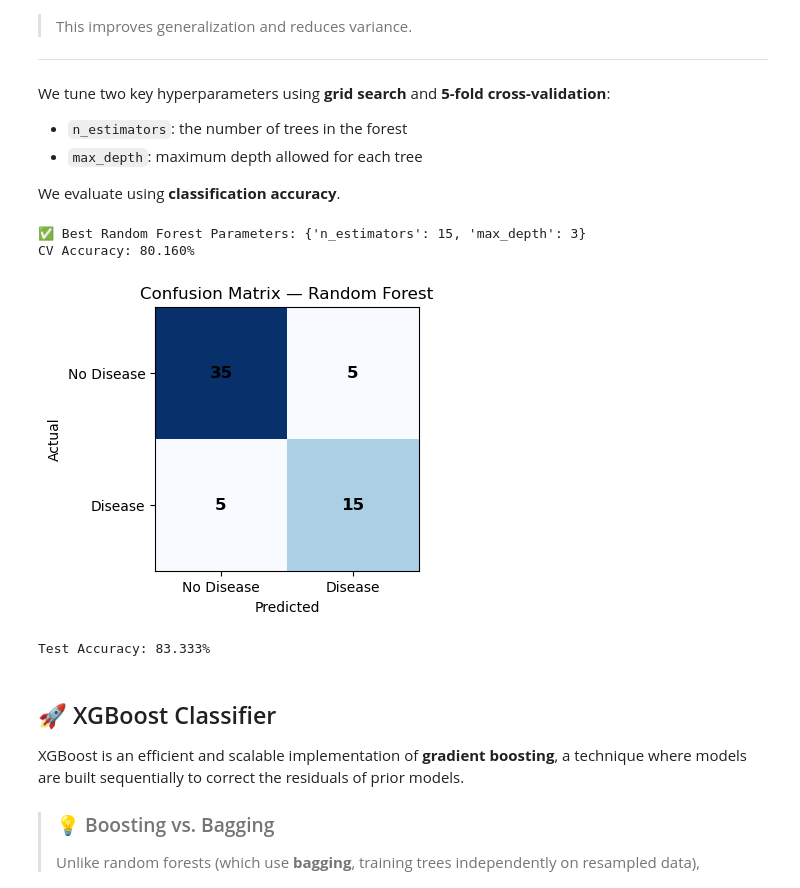
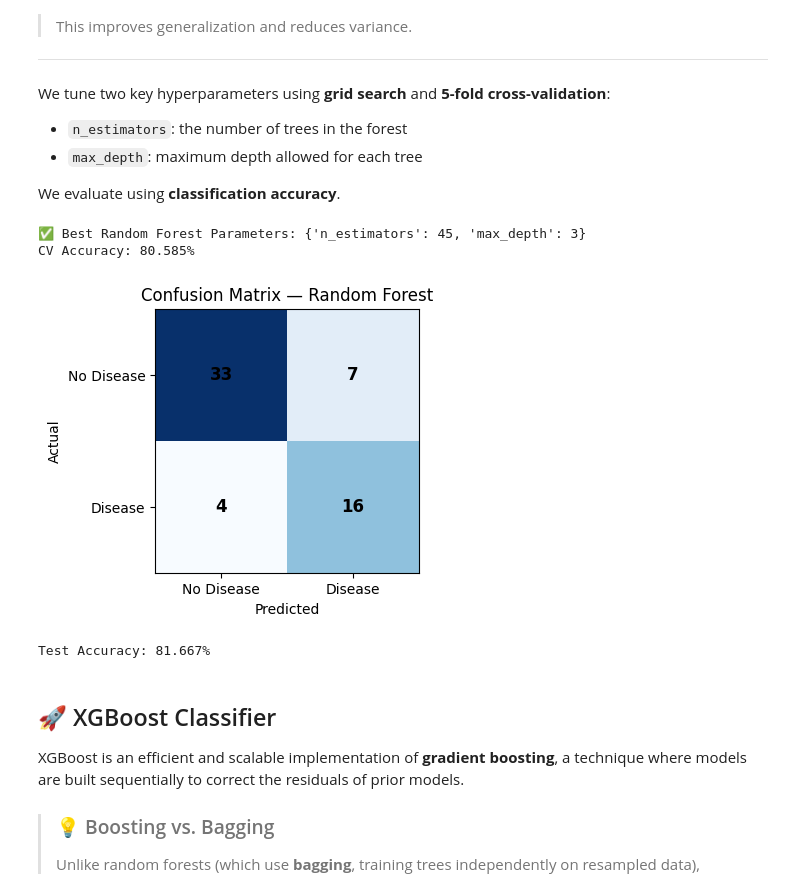
Before and after one commit to christian-hobelsberger/Heart_Disease_Interpretability, a Jupyter notebook: Heart_Disease_Interpretability.ipynb, the cells around one changed output. Drawn from its saved outputs; the diff is of its cells as text; code cells hidden in the pictures.

```diff
--- a/Heart_Disease_Interpretability.ipynb
+++ b/Heart_Disease_Interpretability.ipynb
@@ -318,35 +320,36 @@ We tune two key hyperparameters using **grid search** and **5-fold cross-validat
 
 We evaluate using **classification accuracy**.
 # %%
-# Define parameter grid
+# Define parameter grid (reduced for runtime efficiency)
 rf_param_grid = {
-    "n_estimators": [5, 15, 50],
-    "max_depth": [1, 3, 5],
+    "n_estimators": [5, 15, 45],
+    "max_depth": [2, 3],
 }
 
 # Perform grid search
 best_forest, best_rf_params, best_rf_score = grid_search_cv(
     ModelClass=RandomForest,
     param_grid=rf_param_grid,
     X=X_train,
     y=y_train,
     metric_fn=accuracy,
     k=5,
-    seed=42
+    seed=42,
+    random_state=15
 )
 
 # Evaluate on test set
 y_pred_forest = best_forest.predict(X_test)
 
 print(f"✅ Best Random Forest Parameters: {best_rf_params}")
 print(f"CV Accuracy: {best_rf_score:.3f}%")
 plot_confusion_matrix(y_test, y_pred_forest, model_name="Random Forest", save_path="assets/random_forest_confusion_matrix.png")
 print(f"Test Accuracy: {accuracy(y_test, y_pred_forest):.3f}%")
 # %% [output]
-✅ Best Random Forest Parameters: {'n_estimators': 15, 'max_depth': 3}
-CV Accuracy: 80.160%
+✅ Best Random Forest Parameters: {'n_estimators': 45, 'max_depth': 3}
+CV Accuracy: 80.585%
-[figure, old version]
+[figure, new version]
-Test Accuracy: 83.333%
+Test Accuracy: 81.667%
 # %% [markdown]
 ## 🚀 XGBoost Classifier
 
```
Also changed, not shown: parts of 14 cells of this notebook, 13 other files.
